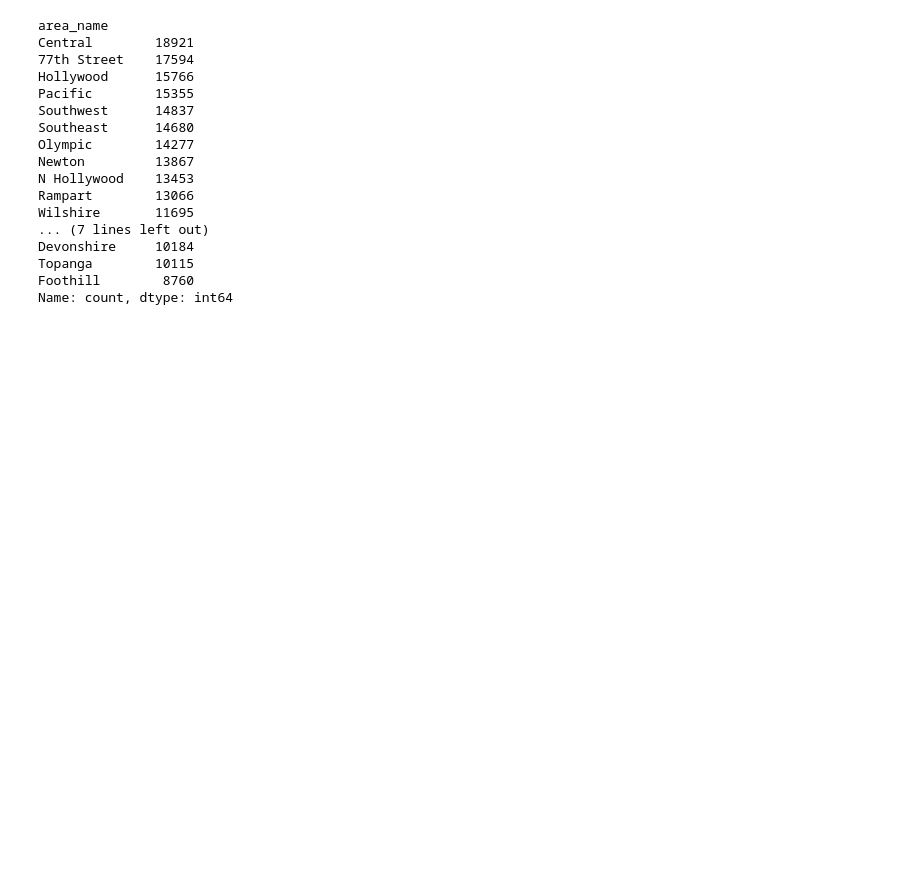
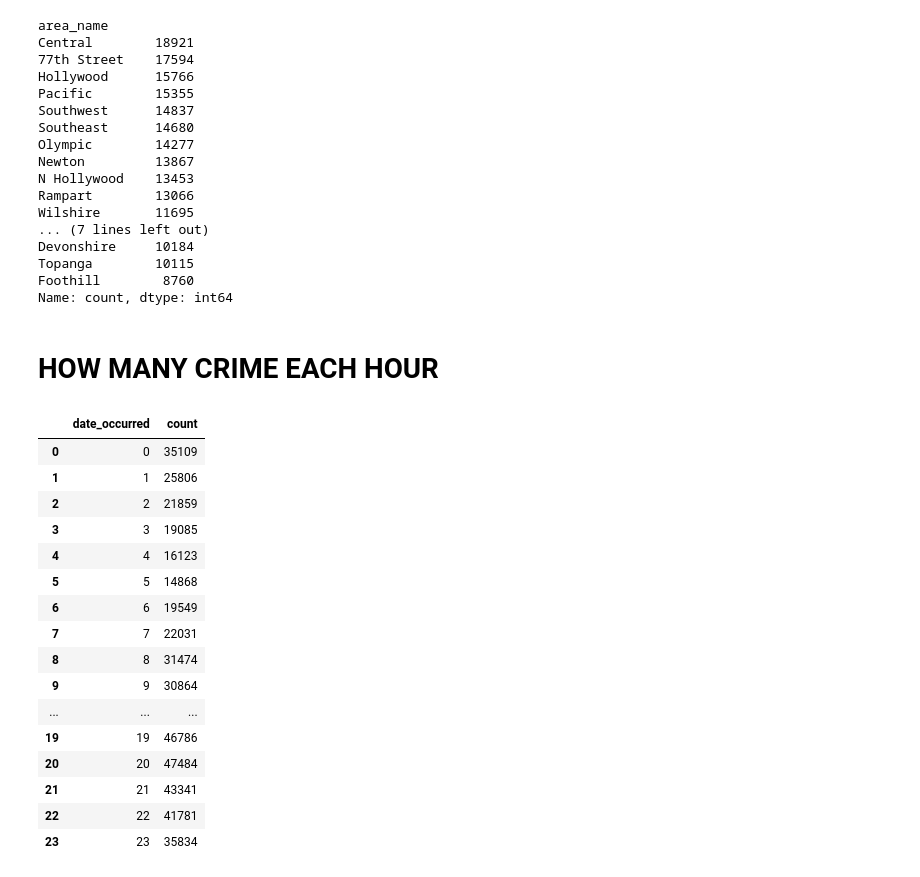
Before and after one commit to ettolrahc97/LA-Crime-Data-Analysis-Project, a Jupyter notebook: LA Crime.ipynb, the cells around one changed output. Cells and saved outputs as stored; diff of their text form; code cells hidden in the pictures; blank space fills up the shorter version.

```diff
--- a/LA Crime.ipynb
+++ b/LA Crime.ipynb
@@ -519,3 +519,5 @@ Devonshire     10184
 Topanga        10115
 Foothill        8760
 Name: count, dtype: int64
+# %% [markdown]
+# HOW MANY CRIME EACH HOUR
@@ -521,0 +527,20 @@ Name: count, dtype: int64
+# %%
+hourly_crime
+# %% [output]
+|  | date_occurred | count |
+| 0 | 0 | 35109 |
+| 1 | 1 | 25806 |
+| 2 | 2 | 21859 |
+| 3 | 3 | 19085 |
+| 4 | 4 | 16123 |
+| 5 | 5 | 14868 |
+| 6 | 6 | 19549 |
+| 7 | 7 | 22031 |
+| 8 | 8 | 31474 |
+| 9 | 9 | 30864 |
+| ... | ... | ... |
+| 19 | 19 | 46786 |
+| 20 | 20 | 47484 |
+| 21 | 21 | 43341 |
+| 22 | 22 | 41781 |
+| 23 | 23 | 35834 |
```
Also changed, not shown: parts of 2 cells of this notebook.
